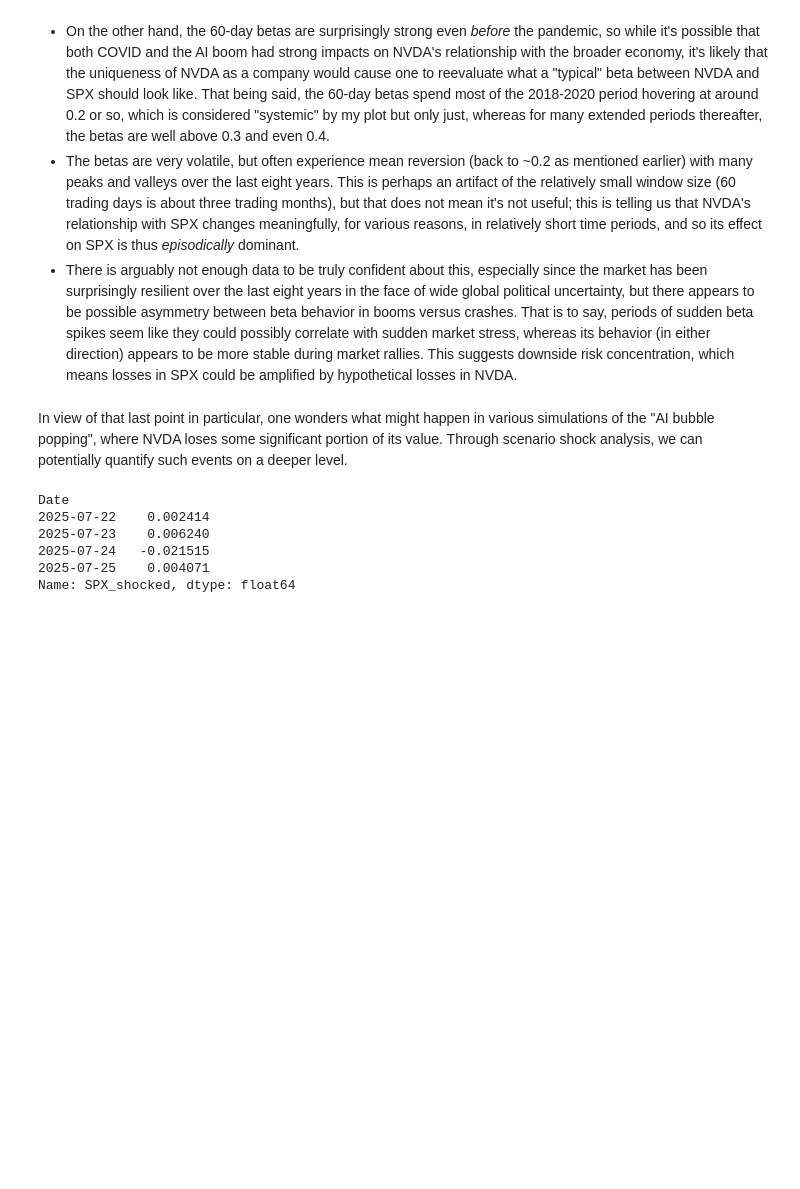
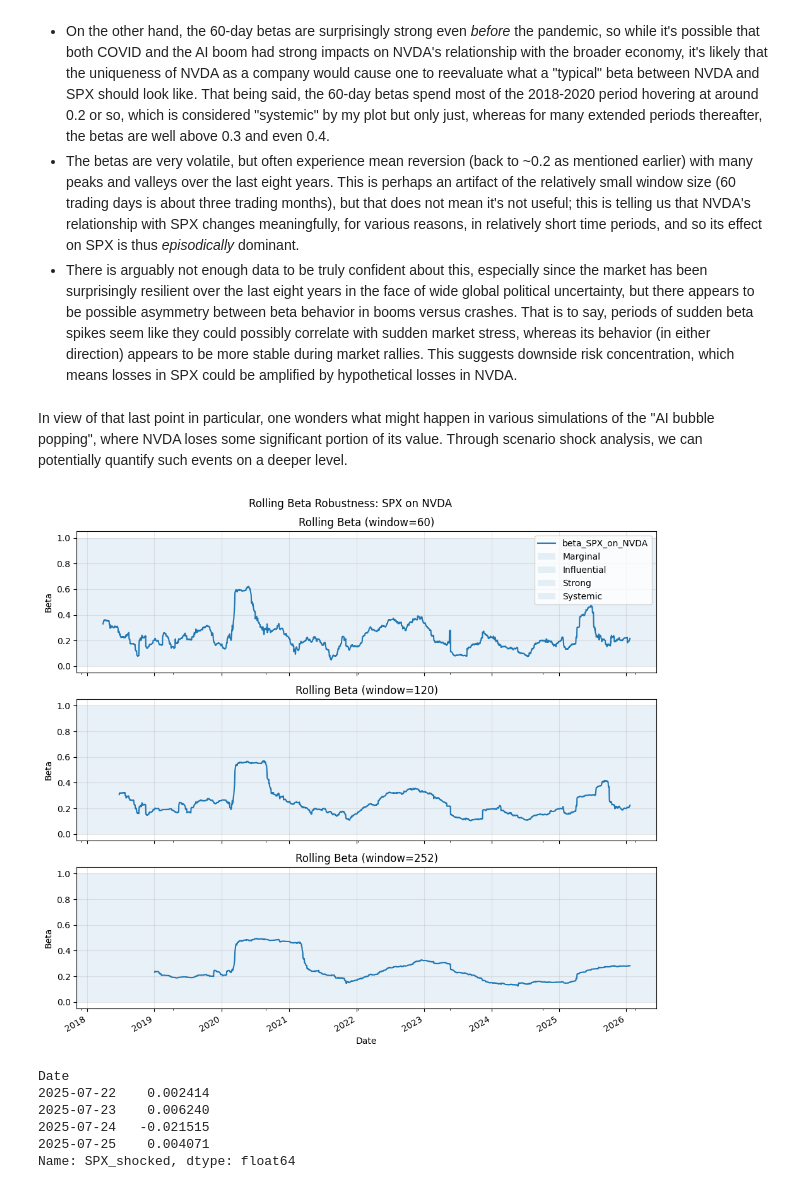
Before and after one commit to skolins3651/nvda-spx-risk-analysis, a Jupyter notebook: notebooks/01_explore_ex_nvda.ipynb, the cells around one changed output. Saved outputs shown, nothing was run; the diff lists cells and outputs as text; code cells hidden in the pictures; blank space fills up the shorter version.

Commit message:
feat: add stacked rolling beta comparison across windows

```diff
--- a/notebooks/01_explore_ex_nvda.ipynb
+++ b/notebooks/01_explore_ex_nvda.ipynb
@@ -111,6 +111,19 @@ It is easy to see, then, that the betas for SPX on NVDA spend the vast majority
 * There is arguably not enough data to be truly confident about this, especially since the market has been surprisingly resilient over the last eight years in the face of wide global political uncertainty, but there appears to be possible asymmetry between beta behavior in booms versus crashes. That is to say, periods of sudden beta spikes seem like they could possibly correlate with sudden market stress, whereas its behavior (in either direction) appears to be more stable during market rallies. This suggests downside risk concentration, which means losses in SPX could be amplified by hypothetical losses in NVDA.
 # %% [markdown]
 In view of that last point in particular, one wonders what might happen in various simulations of the "AI bubble popping", where NVDA loses some significant portion of its value. Through scenario shock analysis, we can potentially quantify such events on a deeper level.
+# %%
+# testing plot_rolling_beta_windows on common window lengths
+
+from src.nvda_spx.plotting import plot_rolling_beta_windows
+
+plot_rolling_beta_windows(
+    rets["SPX"],
+    rets["NVDA"],
+    windows=[60, 120, 252],
+    title="Rolling Beta Robustness: SPX on NVDA",
+);
+# %% [output]
+[figure, added]
 # %%
 # testing a -30% shock to NVDA return on July 24, 2025 (same example w = 0.07)
 
```
Also changed, not shown: parts of 5 cells of this notebook, 1 other file.
